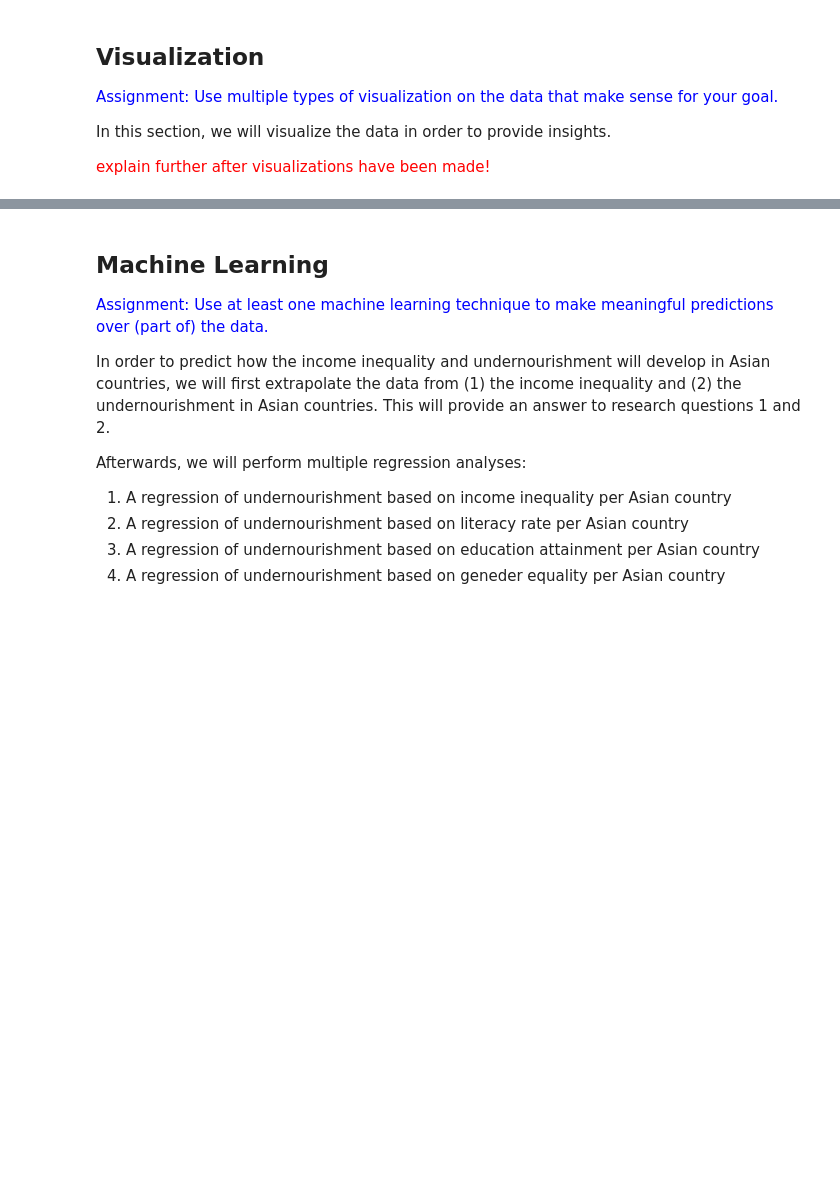
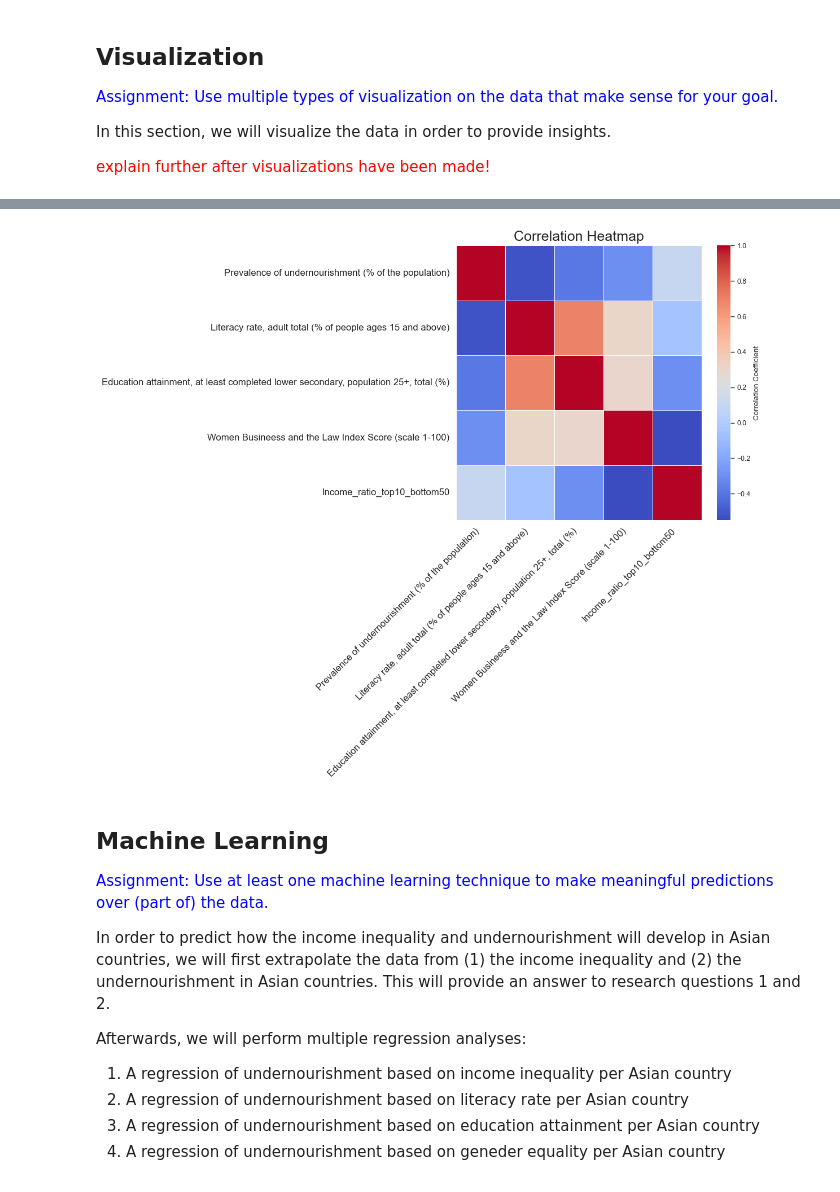
Before and after one commit to tushar2603/EPA112, a Jupyter notebook: EPA112A_project_group_7.ipynb, the cells around one changed output, grey strips where cells are left out. Drawn from its saved outputs; the diff is of its cells as text; code cells hidden in the pictures; blank space fills up the shorter version.

```diff
--- a/EPA112A_project_group_7.ipynb
+++ b/EPA112A_project_group_7.ipynb
@@ -237,3 +539,30 @@ In this section, we will visualize the data in order to provide insights.
+# %%
+def plot_correlation_heatmap(df, columns):
+    """
+    Create a correlation heatmap for the specified columns.
+    """
+    # Calculate the correlation matrix
+    corr = df[columns].corr()
+
+    # Create the heatmap
+    plt.figure(figsize=(12, 10))
+    heatmap = sns.heatmap(corr,  fmt=".2f", cmap='coolwarm', linewidths=0.5, cbar_kws={"label": "Correlation Coefficient"})
+
+    heatmap.set_xticklabels(heatmap.get_xticklabels(), rotation=45, ha='right', fontsize=12)
+    heatmap.set_yticklabels(heatmap.get_yticklabels(), rotation=0, ha='right', fontsize=12)
+
+    # Set the title and labels
+    plt.title('Correlation Heatmap', fontsize=18)
+    plt.gcf().set_facecolor('white')
+    plt.grid(False)
+    plt.tight_layout()
+
+    # Show the plot
+    plt.show()
+
+plot_correlation_heatmap(merged_df_filled, columns_to_fill)
+# %% [output]
+[figure, added]
 # %% [markdown]
 ## Machine Learning
 <span style="color:blue"> Assignment: Use at least one machine learning technique to make meaningful predictions over (part of) the data. </span>
```
Also changed, not shown: parts of 14 cells of this notebook, 1 other file.
